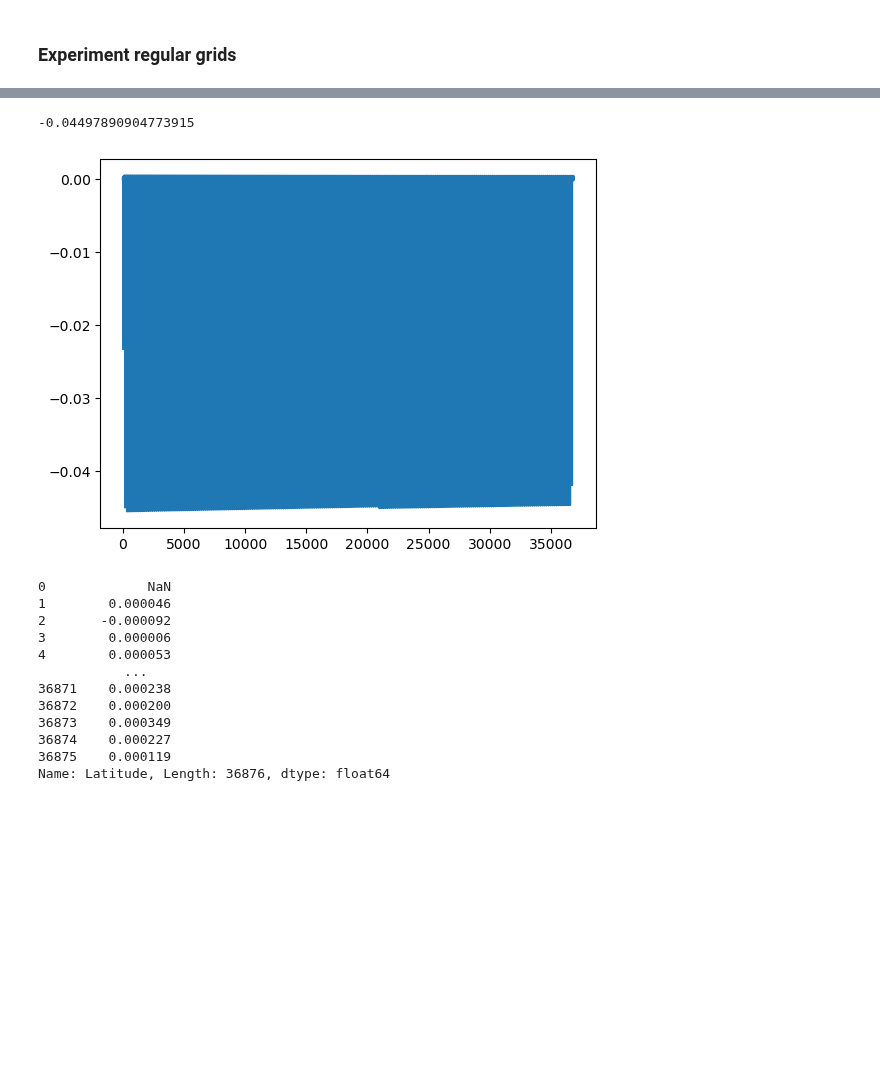
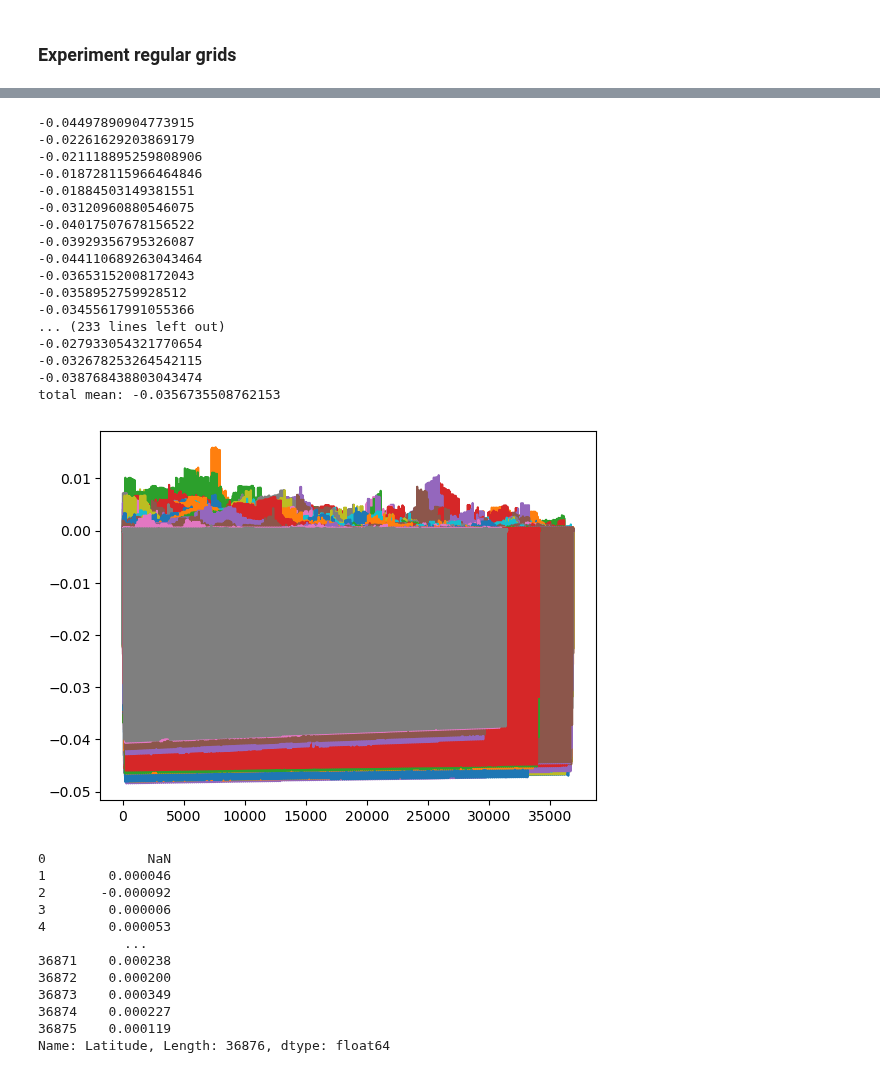
Before and after one commit to cl20813/GEMS_TCO, a Jupyter notebook: data_preprocessing/experiment.ipynb, the cells around one changed output, grey strips where cells are left out. Saved outputs shown, nothing was run; the diff lists cells and outputs as text; code cells hidden in the pictures; blank space fills up the shorter version.

```diff
--- a/data_preprocessing/experiment.ipynb
+++ b/data_preprocessing/experiment.ipynb
@@ -386,4 +445,0 @@ array([5.   , 4.978, 4.956, 4.934, 4.912, 4.89 , 4.868, 4.846, 4.824,
-# %%
-keys = list(coarse_cen_map3.keys())
-for key in keys:
-    print(coarse_cen_map3[key].shape, coarse_cen_map3[key]['ColumnAmountO3'].nunique() )
@@ -408,5 +445,0 @@ for key in keys:
-# %%
-a = coarse_cen_map['y24m07day01_hm00:52'][['Latitude','Longitude','ColumnAmountO3']]
-b = data_map_hour['y24m07day01_hm00:52'][['Latitude','Longitude','ColumnAmountO3']]
-
-d = coarse_cen_map3['y24m07day01_hm00:52'][['Latitude','Longitude','ColumnAmountO3']]
@@ -415,7 +446,13 @@ pd.concat( (a,  b), axis=1)
 # %%
-a = data_map_hour['y24m07day01_hm00:52']['Longitude']-data_map_hour['y24m07day01_hm00:52']['Longitude'].shift()
-a = a[ abs(a)<5]
-plt.plot(a[1:])
-a[abs(a)>0.0015].mean()
+res = []
+for key in keys:
+
+    a = data_map_hour[key]['Longitude']-data_map_hour[key]['Longitude'].shift()
+    a = a[ abs(a)<5]
+    plt.plot(a[1:])
+    res.append(a[abs(a)>0.001].mean())
+    print(a[abs(a)>0.001].mean())
+
+print(f'total mean: {np.mean(np.array(res))}')
 # %% [output]
 -0.06238989379468428
@@ -422,0 +476,5 @@ a[abs(a)>0.0015].mean()
+# %%
+j=9
+
+a = ori_map[keys_list[j]]['Latitude']- ori_map[keys_list[j]]['Latitude'].shift()
+a[abs(a)>0.001].head(50)
@@ -423,11 +499,34 @@ a[abs(a)>0.0015].mean()
 # %%
-a = data_map_hour['y24m07day01_hm00:52']['Latitude']-data_map_hour['y24m07day01_hm00:52']['Latitude'].shift()
-a = a[ abs(a)<5]
-plt.plot(a[1:])
-a[abs(a)>0.001].mean()
+
+res = []
+for key in keys:
+
+    a = ori_map[key]['Latitude']-data_map_hour[key]['Latitude'].shift()
+    a = a[ abs(a)<5]
+    plt.plot(a[1:])
+    res.append(a[abs(a)>0.001].mean())
+    print(a[abs(a)>0.001].mean())
+
+print(f'total mean: {np.mean(np.array(res))}')
 # %% [output]
 -0.04497890904773915
+-0.02261629203869179
+-0.021118895259808906
+-0.018728115966464846
+-0.01884503149381551
+-0.03120960880546075
+-0.04017507678156522
+-0.03929356795326087
+-0.044110689263043464
+-0.03653152008172043
+-0.0358952759928512
+-0.03455617991055366
+... (233 lines left out)
+-0.027933054321770654
+-0.032678253264542115
+-0.038768438803043474
+total mean: -0.0356735508762153
-[figure, old version]
+[figure, new version]
 # %%
 a = data_map_hour['y24m07day01_hm00:52']['Latitude']-data_map_hour['y24m07day01_hm00:52']['Latitude'].shift()
 a
```
Also changed, not shown: parts of 18 cells of this notebook, 3 other files.
